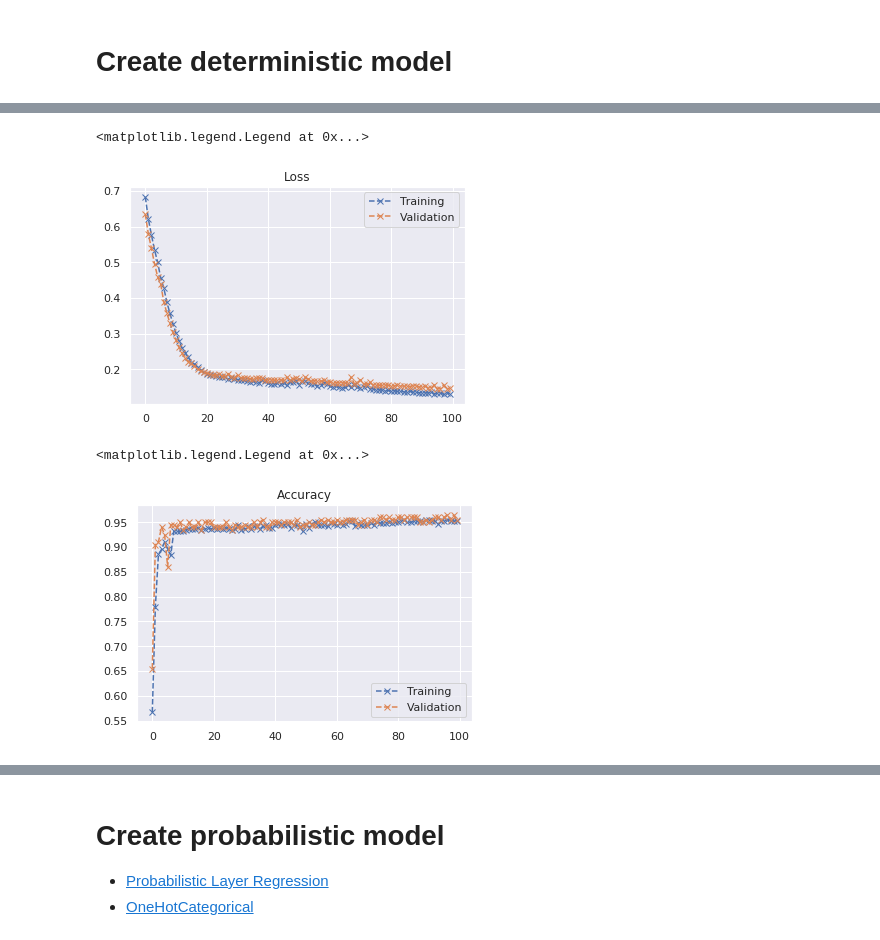
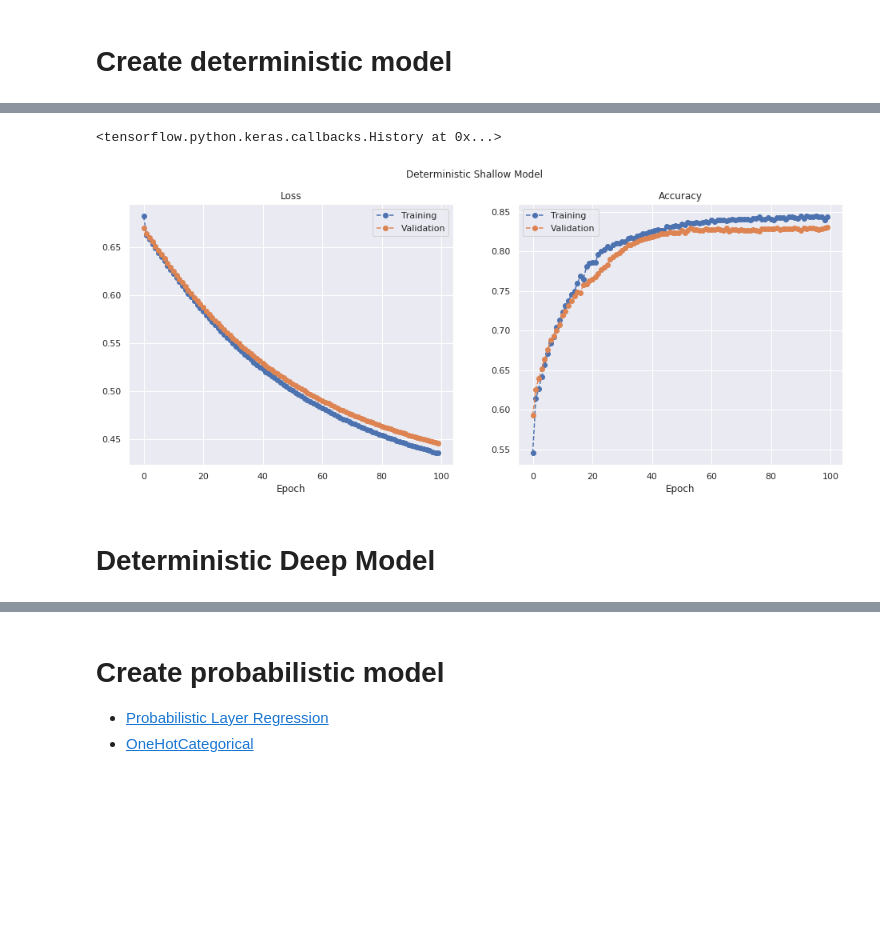
Before and after one commit to slowmoyang/BayesianDeepLearning, a Jupyter notebook: notebooks/toy-data.ipynb, the cells around one changed output, grey strips where cells are left out. Drawn from its saved outputs; the diff is of its cells as text; code cells hidden in the pictures; blank space fills up the shorter version.

```diff
--- a/notebooks/toy-data.ipynb
+++ b/notebooks/toy-data.ipynb
@@ -91,0 +205,9 @@ sns.scatterplot(data=df, x='x_embed0', y='x_embed1', hue='y', palette="husl")
+# %%
+model.set_weights(initial_weights)
+
+run_experiment(
+    model,
+    loss=tfk.losses.categorical_crossentropy,
+    title='Deterministic Shallow Model',
+    learning_rate=0.001)
+# %% [output]
@@ -92,2 +216,6 @@ sns.scatterplot(data=df, x='x_embed0', y='x_embed1', hue='y', palette="husl")
+<tensorflow.python.keras.callbacks.History at 0x...>
+[figure, added]
+# %% [markdown]
+# Deterministic Deep Model
 # %%
 model = tf.keras.Sequential([
@@ -112,18 +229,0 @@ history = model.fit(
-# %%
-kwargs = {'ls': '--', 'marker': 'x'}
-plt.plot(history.history['loss'], label='Training', **kwargs)
-plt.plot(history.history['val_loss'], label="Validation", **kwargs)
-plt.title("Loss")
-plt.legend()
-# %% [output]
-<matplotlib.legend.Legend at 0x...>
-[figure, removed]
-# %%
-kwargs = {'ls': '--', 'marker': 'x'}
-plt.plot(history.history['acc'], label='Training', **kwargs)
-plt.plot(history.history['val_acc'], label="Validation", **kwargs)
-plt.title("Accuracy")
-plt.legend()
-# %% [output]
-<matplotlib.legend.Legend at 0x...>
-[figure, removed]
```
Also changed, not shown: parts of 39 cells of this notebook.
